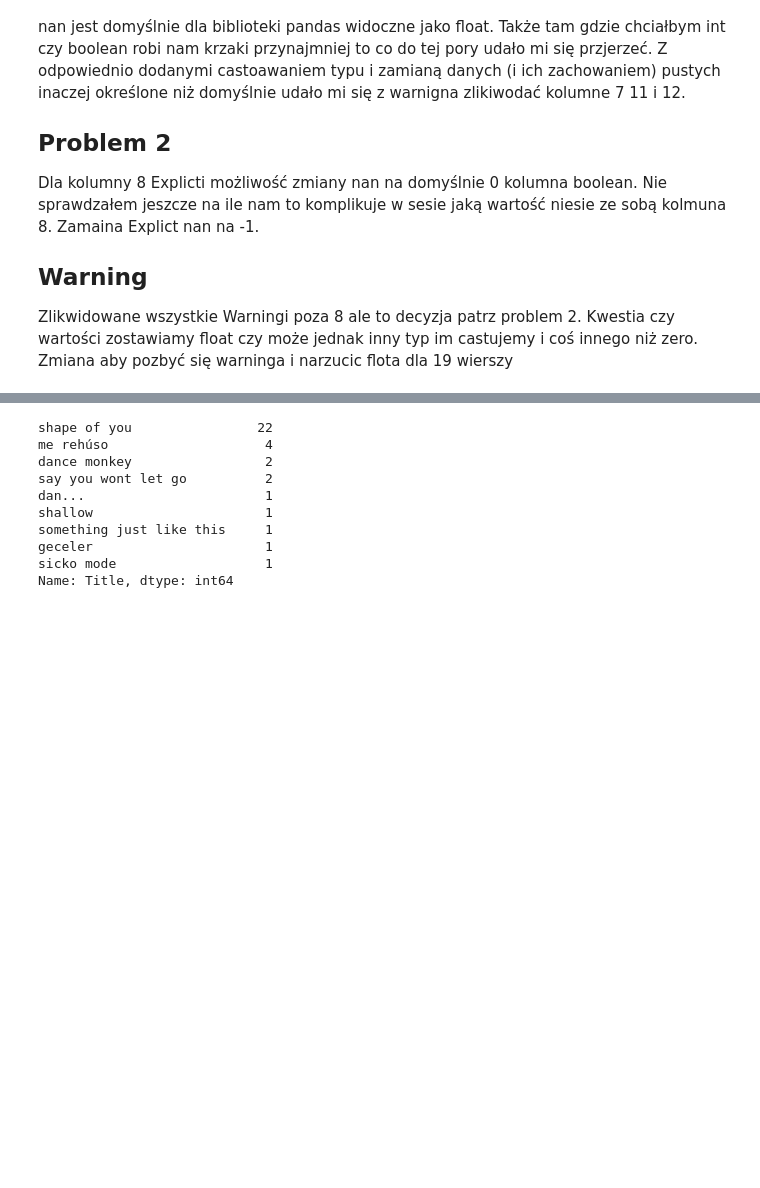
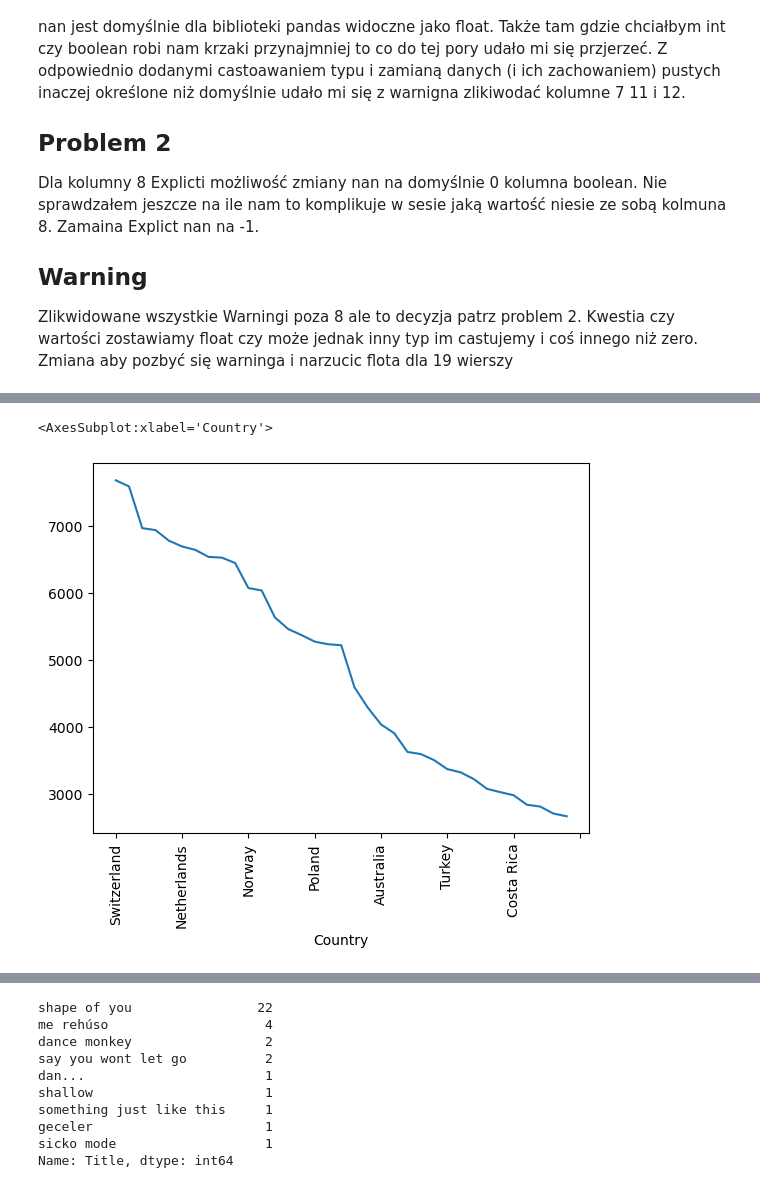
Before and after one commit to infoshareacademy/JDSZR11-chubs_chubs, a Jupyter notebook: Procject_Python_Spotyfiy/Spotyfie.ipynb, the cells around one changed output, grey strips where cells are left out. Cells and saved outputs as stored; diff of their text form; code cells hidden in the pictures; blank space fills up the shorter version.

```diff
--- a/Procject_Python_Spotyfiy/Spotyfie.ipynb
+++ b/Procject_Python_Spotyfiy/Spotyfie.ipynb
@@ -67,0 +109,6 @@ df_small.groupby('MSZoning', sort=False)["MSSubClass"].count()
+# %%
+by_country =df.groupby(['Country'])['Release_date'].count().sort_values(ascending=False)
+by_country.plot(rot = 90)
+# %% [output]
+<AxesSubplot:xlabel='Country'>
+[figure, added]
```
Also changed, not shown: parts of 43 cells of this notebook.
